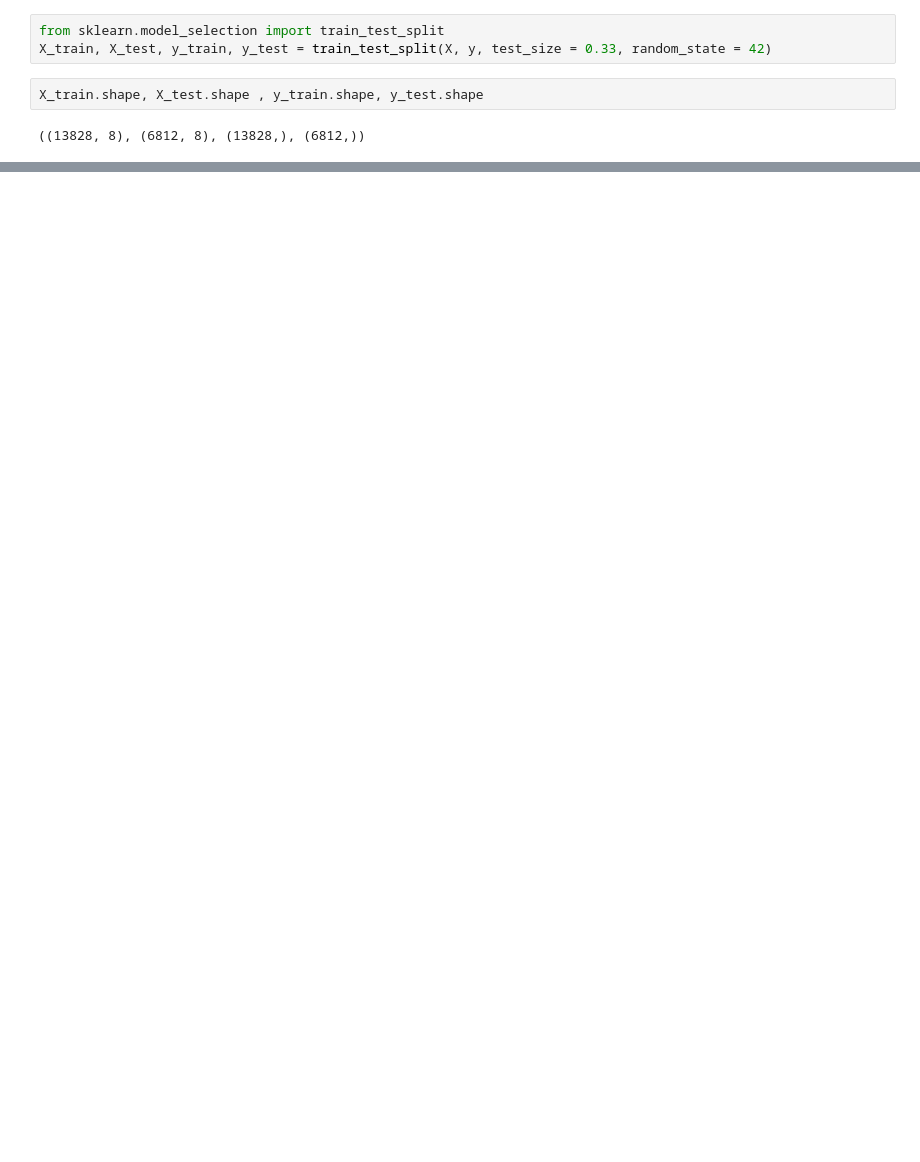
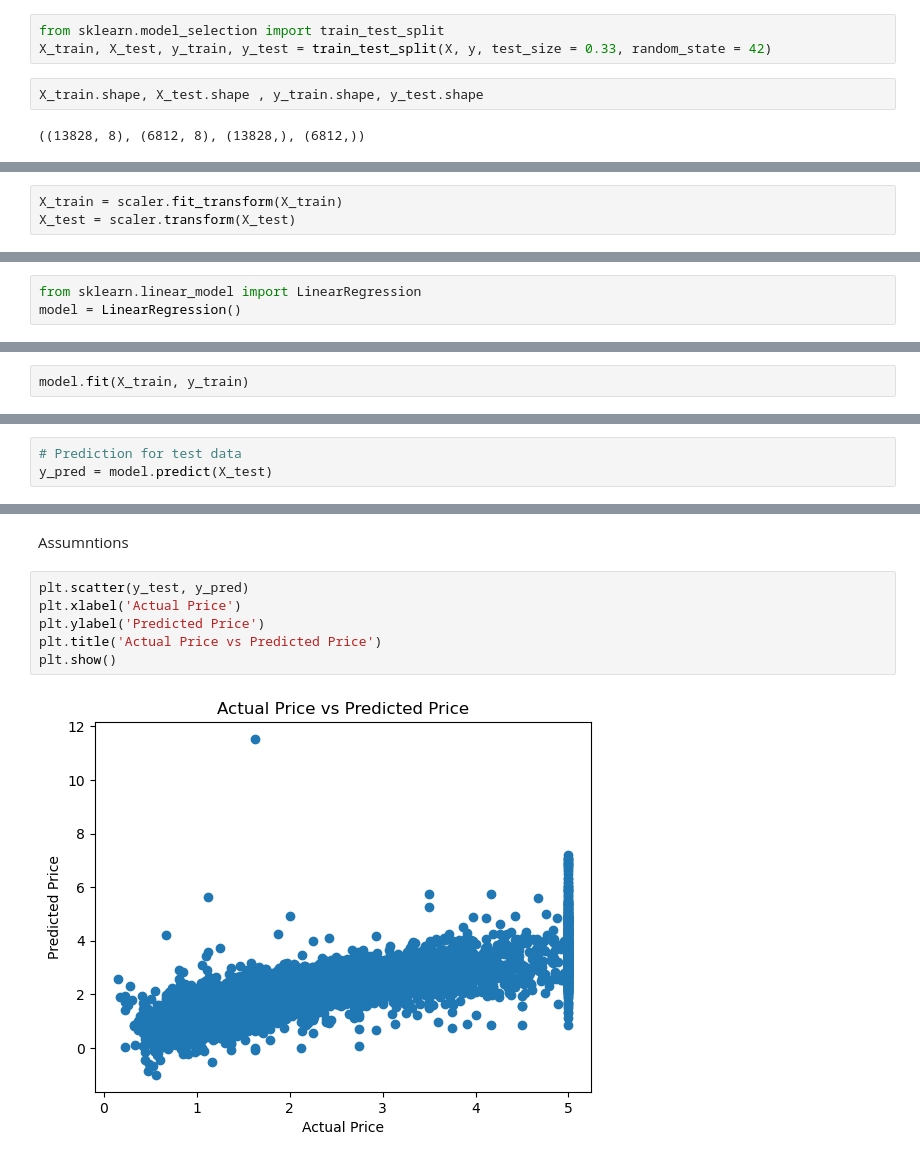
Before and after one commit to cyrolux123/Machine-Learning-Detailed, a Jupyter notebook: Regression Project/house-price.ipynb, the cells around one changed output, grey strips where cells are left out. Saved outputs shown, nothing was run; the diff lists cells and outputs as text; blank space fills up the shorter version.

```diff
--- a/Regression Project/house-price.ipynb
+++ b/Regression Project/house-price.ipynb
@@ -205,0 +213,3 @@ X_train.shape, X_test.shape , y_train.shape, y_test.shape
+# %%
+X_train = scaler.fit_transform(X_train)
+X_test = scaler.transform(X_test)
@@ -205,0 +250,3 @@ X_train.shape, X_test.shape , y_train.shape, y_test.shape
+# %%
+from sklearn.linear_model import LinearRegression
+model = LinearRegression()
@@ -205,0 +257,2 @@ X_train.shape, X_test.shape , y_train.shape, y_test.shape
+# %%
+model.fit(X_train, y_train)
@@ -205,0 +272,3 @@ X_train.shape, X_test.shape , y_train.shape, y_test.shape
+# %%
+# Prediction for test data
+y_pred = model.predict(X_test)
@@ -205,0 +303,10 @@ X_train.shape, X_test.shape , y_train.shape, y_test.shape
+# %% [markdown]
+Assumntions
+# %%
+plt.scatter(y_test, y_pred)
+plt.xlabel('Actual Price')
+plt.ylabel('Predicted Price')
+plt.title('Actual Price vs Predicted Price')
+plt.show()
+# %% [output]
+[figure, added]
```
Also changed, not shown: parts of 16 cells of this notebook.
